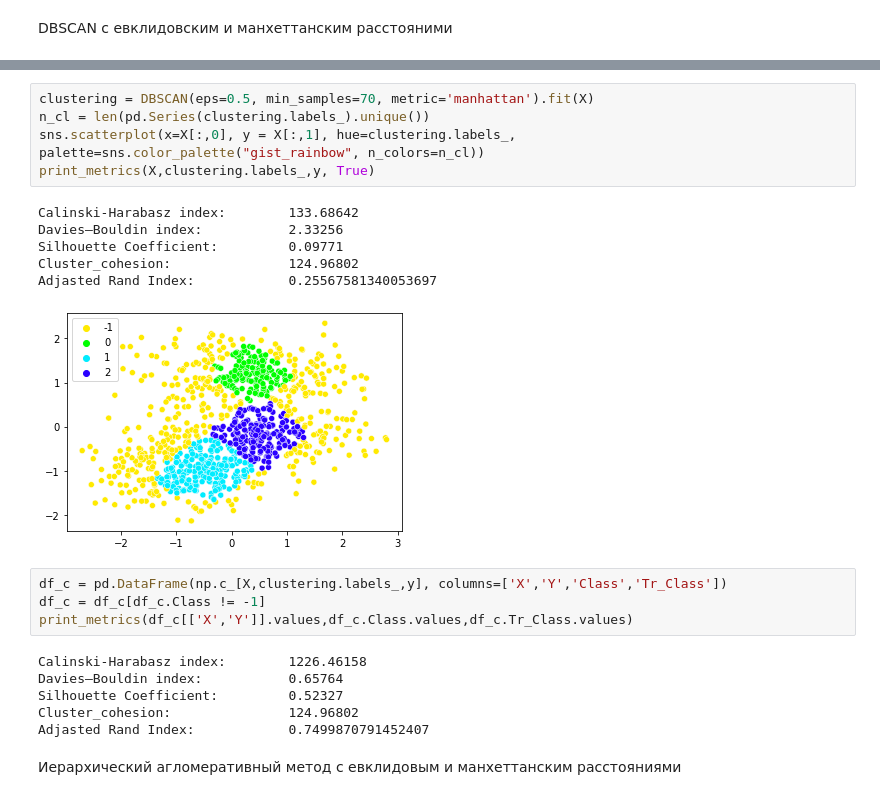
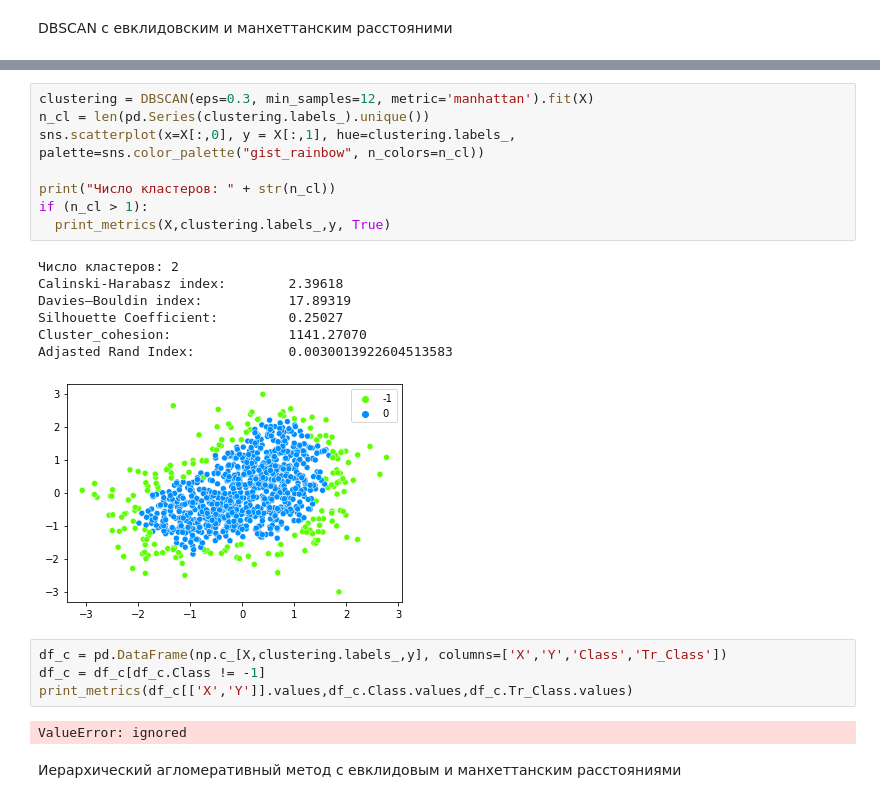
Before and after one commit to malynkovsky/ML_NN_course, a Jupyter notebook: Lab_3/Lab3__Malynkovsky.ipynb, the cells around one changed output, grey strips where cells are left out. Saved outputs shown, nothing was run; the diff lists cells and outputs as text.

```diff
--- a/Lab_3/Lab3__Malynkovsky.ipynb
+++ b/Lab_3/Lab3__Malynkovsky.ipynb
@@ -571,25 +589,25 @@ Adjasted Rand Index:            0.7927715481810441
 # %%
-clustering = DBSCAN(eps=0.5, min_samples=70, metric='manhattan').fit(X)
+clustering = DBSCAN(eps=0.3, min_samples=12, metric='manhattan').fit(X)
 n_cl = len(pd.Series(clustering.labels_).unique())
 sns.scatterplot(x=X[:,0], y = X[:,1], hue=clustering.labels_,  palette=sns.color_palette("gist_rainbow", n_colors=n_cl))
-print_metrics(X,clustering.labels_,y, True)
+
+print("Число кластеров: " + str(n_cl))
+if (n_cl > 1):
+  print_metrics(X,clustering.labels_,y, True)
 # %% [output]
-Calinski-Harabasz index:        133.68642
-Davies–Bouldin index:           2.33256
-Silhouette Coefficient:         0.09771
-Cluster_cohesion:               124.96802
-Adjasted Rand Index:            0.25567581340053697
+Число кластеров: 2
+Calinski-Harabasz index:        2.39618
+Davies–Bouldin index:           17.89319
+Silhouette Coefficient:         0.25027
+Cluster_cohesion:               1141.27070
+Adjasted Rand Index:            0.0030013922604513583
-[figure, old version]
+[figure, new version]
 # %%
 df_c = pd.DataFrame(np.c_[X,clustering.labels_,y], columns=['X','Y','Class','Tr_Class'])
 df_c = df_c[df_c.Class != -1]
 print_metrics(df_c[['X','Y']].values,df_c.Class.values,df_c.Tr_Class.values)
 # %% [output]
-Calinski-Harabasz index:        1226.46158
-Davies–Bouldin index:           0.65764
-Silhouette Coefficient:         0.52327
-Cluster_cohesion:               124.96802
-Adjasted Rand Index:            0.7499870791452407
+ValueError: ignored
 # %% [markdown]
 Иерархический агломеративный метод с евклидовым и манхеттанским расстояниями
 # %%
```
Also changed, not shown: parts of 30 cells of this notebook, 1 other file.
